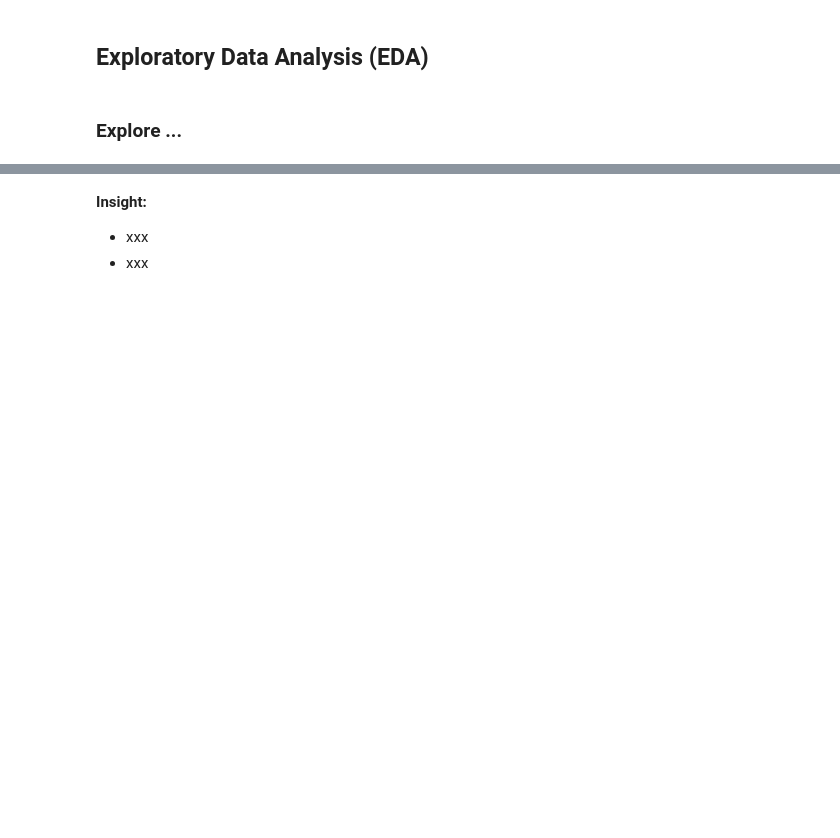
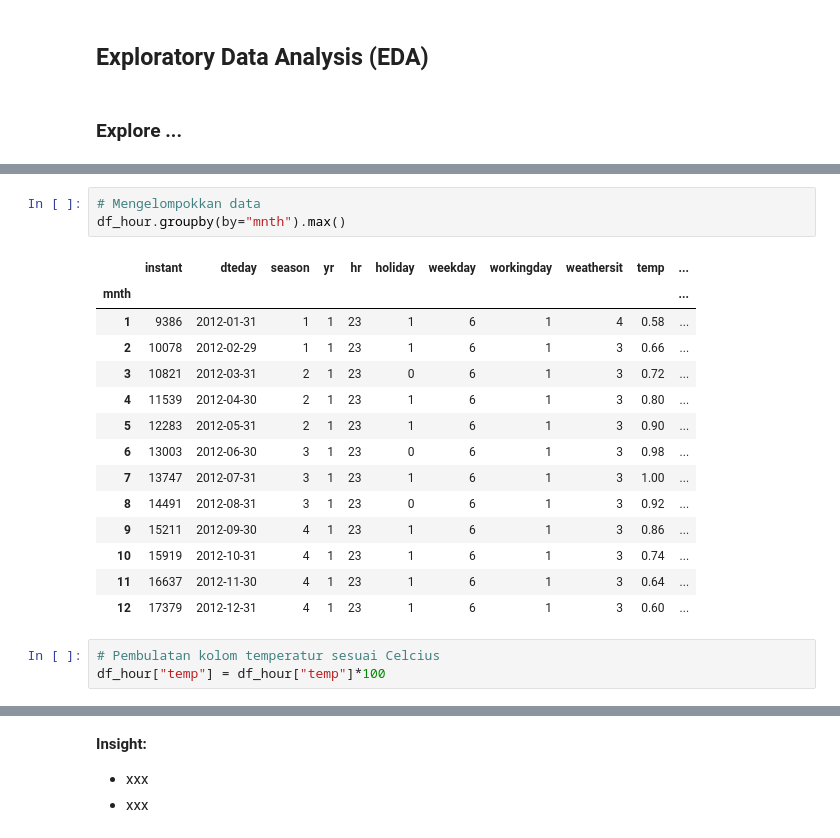
Before and after one commit to agayatri123/Proyek-Analisa-Data, a Jupyter notebook: Proyek_Analisis_Data.ipynb, the cells around one changed output, grey strips where cells are left out. Drawn from its saved outputs; the diff is of its cells as text; blank space fills up the shorter version.

```diff
--- a/Proyek_Analisis_Data.ipynb
+++ b/Proyek_Analisis_Data.ipynb
@@ -143,0 +178,21 @@ array([0.24, 0.22, 0.2 , 0.32, 0.38, 0.36, 0.42, 0.46, 0.44, 0.4 , 0.34,
+# %%
+# Mengelompokkan data
+df_hour.groupby(by="mnth").max()
+# %% [output]
+|  | instant | dteday | season | yr | hr | holiday | weekday | workingday | weathersit | temp | ... |
+| mnth |  |  |  |  |  |  |  |  |  |  | ... |
+| 1 | 9386 | 2012-01-31 | 1 | 1 | 23 | 1 | 6 | 1 | 4 | 0.58 | ... |
+| 2 | 10078 | 2012-02-29 | 1 | 1 | 23 | 1 | 6 | 1 | 3 | 0.66 | ... |
+| 3 | 10821 | 2012-03-31 | 2 | 1 | 23 | 0 | 6 | 1 | 3 | 0.72 | ... |
+| 4 | 11539 | 2012-04-30 | 2 | 1 | 23 | 1 | 6 | 1 | 3 | 0.80 | ... |
+| 5 | 12283 | 2012-05-31 | 2 | 1 | 23 | 1 | 6 | 1 | 3 | 0.90 | ... |
+| 6 | 13003 | 2012-06-30 | 3 | 1 | 23 | 0 | 6 | 1 | 3 | 0.98 | ... |
+| 7 | 13747 | 2012-07-31 | 3 | 1 | 23 | 1 | 6 | 1 | 3 | 1.00 | ... |
+| 8 | 14491 | 2012-08-31 | 3 | 1 | 23 | 0 | 6 | 1 | 3 | 0.92 | ... |
+| 9 | 15211 | 2012-09-30 | 4 | 1 | 23 | 1 | 6 | 1 | 3 | 0.86 | ... |
+| 10 | 15919 | 2012-10-31 | 4 | 1 | 23 | 1 | 6 | 1 | 3 | 0.74 | ... |
+| 11 | 16637 | 2012-11-30 | 4 | 1 | 23 | 1 | 6 | 1 | 3 | 0.64 | ... |
+| 12 | 17379 | 2012-12-31 | 4 | 1 | 23 | 1 | 6 | 1 | 3 | 0.60 | ... |
+# %%
+# Pembulatan kolom temperatur sesuai Celcius
+df_hour["temp"] = df_hour["temp"]*100
```
Also changed, not shown: parts of 9 cells of this notebook.
